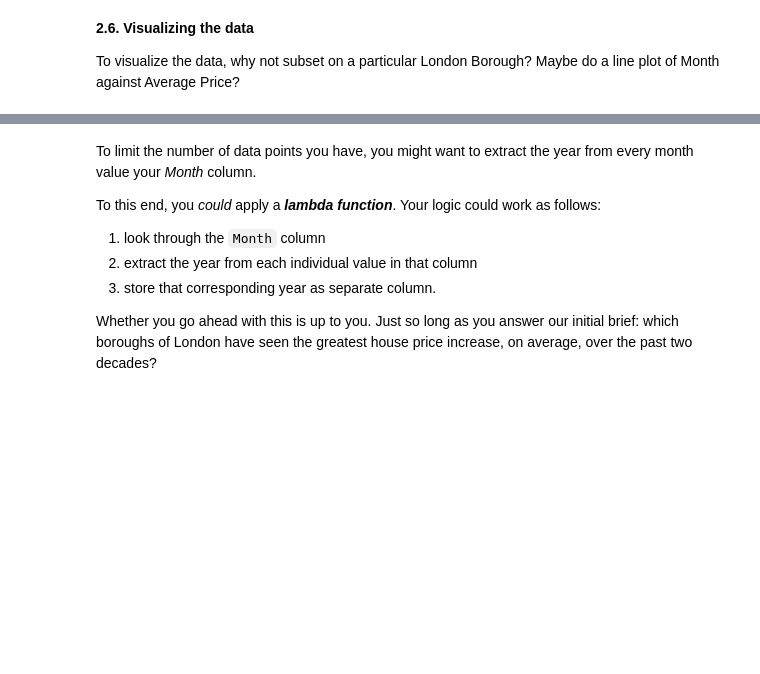
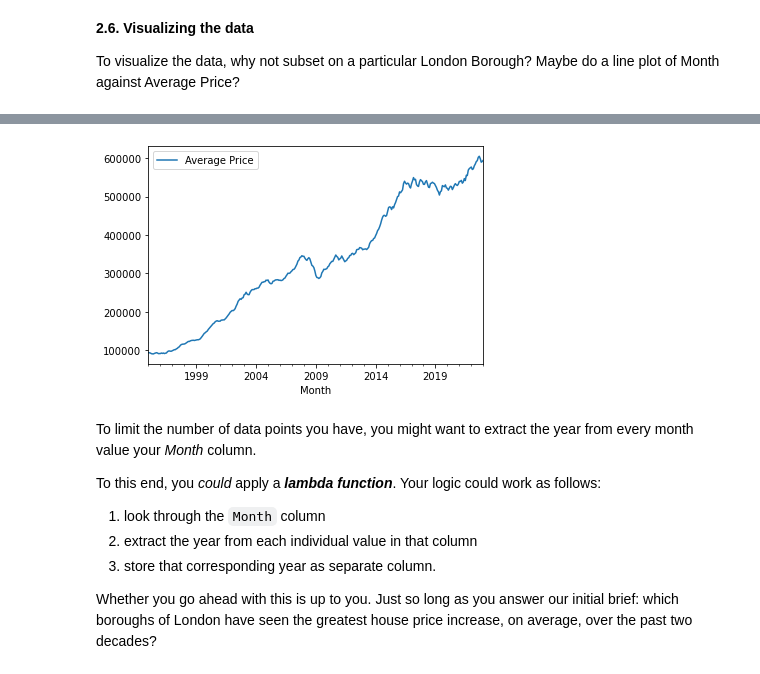
Before and after one commit to alexanjm99/springboard, a Jupyter notebook: Unit 4 Challenge - Tier 3.ipynb, the cells around one changed output, grey strips where cells are left out. Saved outputs shown, nothing was run; the diff lists cells and outputs as text; code cells hidden in the pictures; blank space fills up the shorter version.

```diff
--- a/Unit 4 Challenge - Tier 3.ipynb
+++ b/Unit 4 Challenge - Tier 3.ipynb
@@ -267,0 +297,2 @@ Remember to make sure your column data types are all correct. Average prices, fo
+# %%
+clean = clean.rename(columns={'location':'London_Borough', 0 : 'Month', 'value':'Average Price'})
@@ -273,0 +324,8 @@ Check out the contents of the London Borough column, and if you find null values
+# %%
+droplist = ['Unnamed: 34',
+       'Inner London', 'Outer London', 'Unnamed: 37', 'NORTH EAST',
+       'NORTH WEST', 'YORKS & THE HUMBER', 'EAST MIDLANDS',
+       'WEST MIDLANDS', 'EAST OF ENGLAND', 'LONDON', 'SOUTH EAST',
+       'SOUTH WEST', 'Unnamed: 47', 'England']
+# %%
+clean = clean[clean.London_Borough.isin(droplist)==False]
@@ -275,3 +404,5 @@ Check out the contents of the London Borough column, and if you find null values
 **2.6. Visualizing the data**
 
 To visualize the data, why not subset on a particular London Borough? Maybe do a line plot of Month against Average Price?
+# %%
+borough = clean[clean['London_Borough'] == 'Barnet']
@@ -278,3 +426,7 @@ To visualize the data, why not subset on a particular London Borough? Maybe do a
+# %%
+plot = borough.plot(kind = 'line', x='Month',y='Average Price')
+# %% [output]
+[figure, added]
 # %% [markdown]
 To limit the number of data points you have, you might want to extract the year from every month value your *Month* column.
 
```
Also changed, not shown: parts of 38 cells of this notebook.
